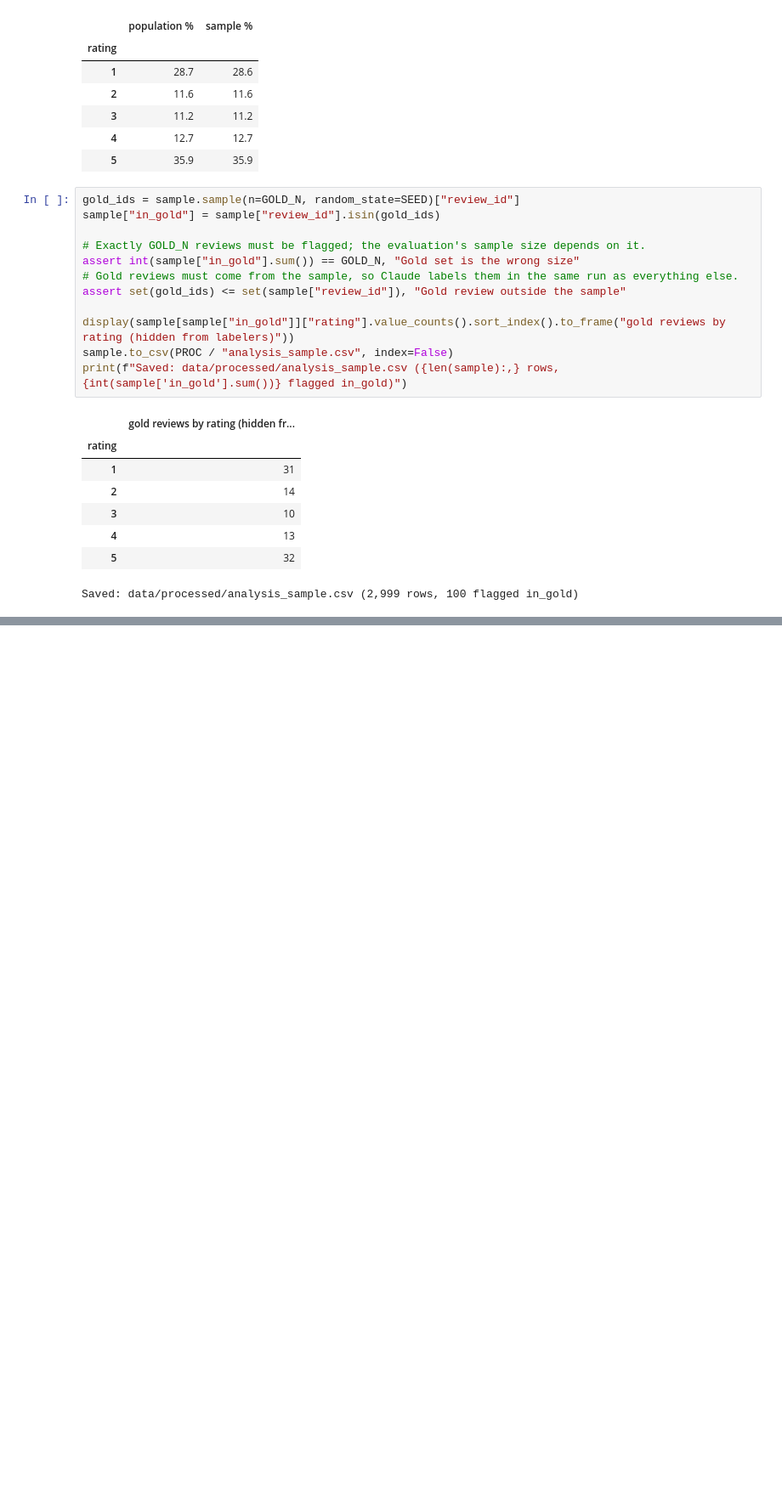
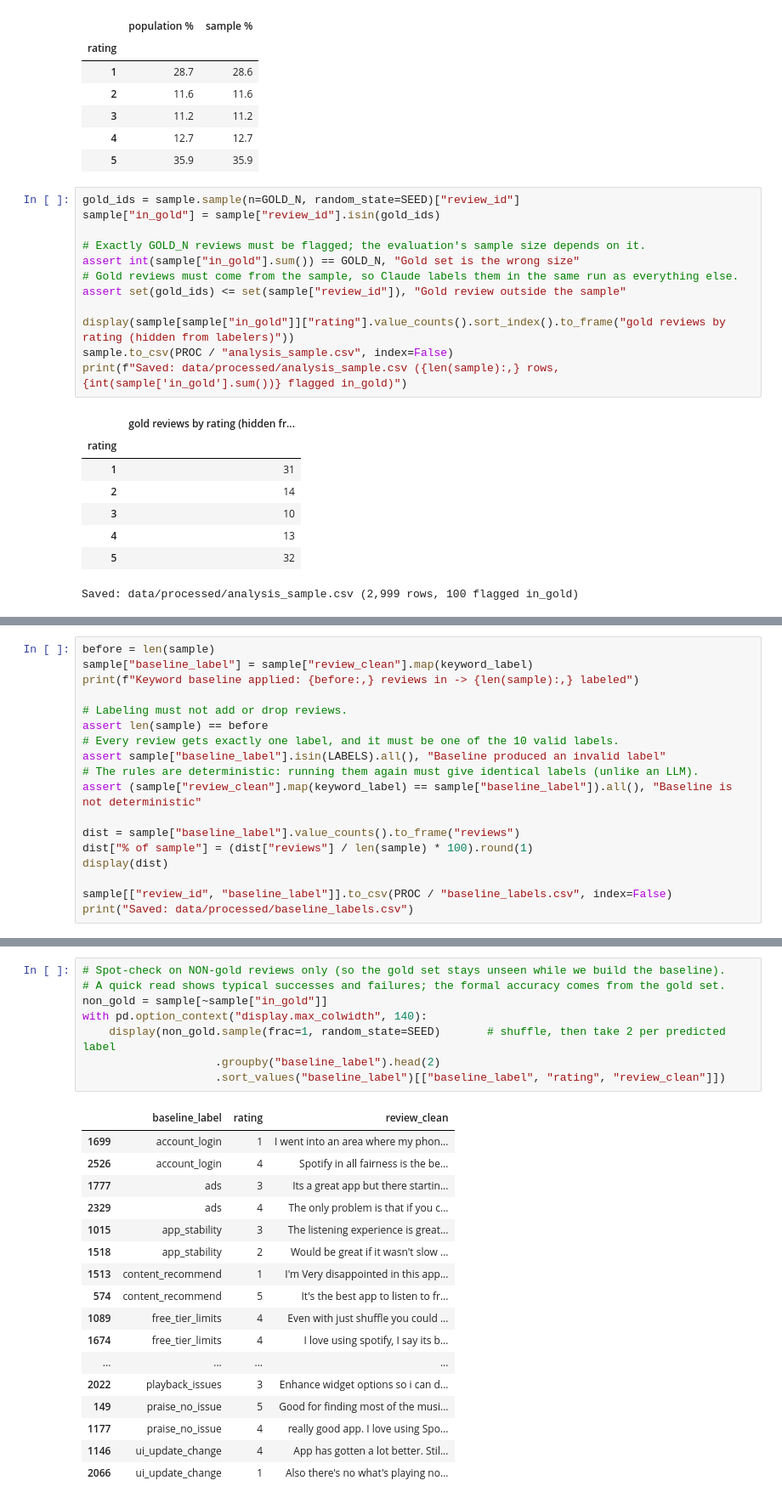
Before and after one commit to morghendy12/spotify_reviews_project, a Jupyter notebook: notebooks/spotify_review_triage.ipynb, the cells around one changed output, grey strips where cells are left out. Shown at 85% size. Cells and saved outputs as stored; diff of their text form; blank space fills up the shorter version.

Commit message:
Step 5: keyword baseline (v2, frozen) with 25 test cases

```diff
--- a/notebooks/spotify_review_triage.ipynb
+++ b/notebooks/spotify_review_triage.ipynb
@@ -513,0 +627,18 @@ Created: data/labels/gold_labels_subrahmanyam.xlsx
+# %%
+before = len(sample)
+sample["baseline_label"] = sample["review_clean"].map(keyword_label)
+print(f"Keyword baseline applied: {before:,} reviews in -> {len(sample):,} labeled")
+
+# Labeling must not add or drop reviews.
+assert len(sample) == before
+# Every review gets exactly one label, and it must be one of the 10 valid labels.
+assert sample["baseline_label"].isin(LABELS).all(), "Baseline produced an invalid label"
+# The rules are deterministic: running them again must give identical labels (unlike an LLM).
+assert (sample["review_clean"].map(keyword_label) == sample["baseline_label"]).all(), "Baseline is not deterministic"
+
+dist = sample["baseline_label"].value_counts().to_frame("reviews")
+dist["% of sample"] = (dist["reviews"] / len(sample) * 100).round(1)
+display(dist)
+
+sample[["review_id", "baseline_label"]].to_csv(PROC / "baseline_labels.csv", index=False)
+print("Saved: data/processed/baseline_labels.csv")
@@ -513,0 +660,26 @@ Created: data/labels/gold_labels_subrahmanyam.xlsx
+# %%
+# Spot-check on NON-gold reviews only (so the gold set stays unseen while we build the baseline).
+# A quick read shows typical successes and failures; the formal accuracy comes from the gold set.
+non_gold = sample[~sample["in_gold"]]
+with pd.option_context("display.max_colwidth", 140):
+    display(non_gold.sample(frac=1, random_state=SEED)       # shuffle, then take 2 per predicted label
+                    .groupby("baseline_label").head(2)
+                    .sort_values("baseline_label")[["baseline_label", "rating", "review_clean"]])
+# %% [output]
+|  | baseline_label | rating | review_clean |
+| 1699 | account_login | 1 | I went into an area where my phon... |
+| 2526 | account_login | 4 | Spotify in all fairness is the be... |
+| 1777 | ads | 3 | Its a great app but there startin... |
+| 2329 | ads | 4 | The only problem is that if you c... |
+| 1015 | app_stability | 3 | The listening experience is great... |
+| 1518 | app_stability | 2 | Would be great if it wasn't slow ... |
+| 1513 | content_recommend | 1 | I'm Very disappointed in this app... |
+| 574 | content_recommend | 5 | It's the best app to listen to fr... |
+| 1089 | free_tier_limits | 4 | Even with just shuffle you could ... |
+| 1674 | free_tier_limits | 4 | I love using spotify, I say its b... |
+| ... | ... | ... | ... |
+| 2022 | playback_issues | 3 | Enhance widget options so i can d... |
+| 149 | praise_no_issue | 5 | Good for finding most of the musi... |
+| 1177 | praise_no_issue | 4 | really good app. I love using Spo... |
+| 1146 | ui_update_change | 4 | App has gotten a lot better. Stil... |
+| 2066 | ui_update_change | 1 | Also there's no what's playing no... |
```
Also changed, not shown: parts of 6 cells of this notebook, 1 other file.
